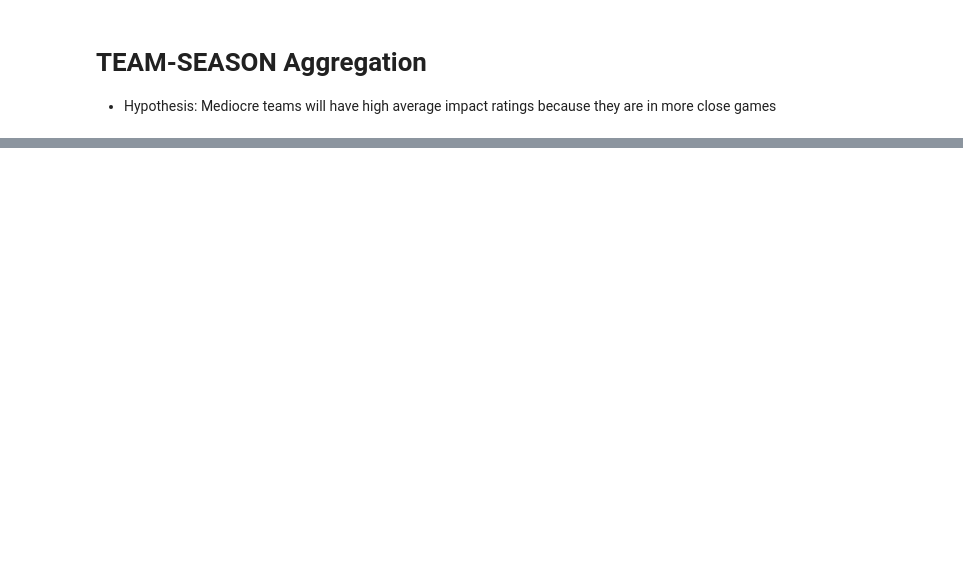
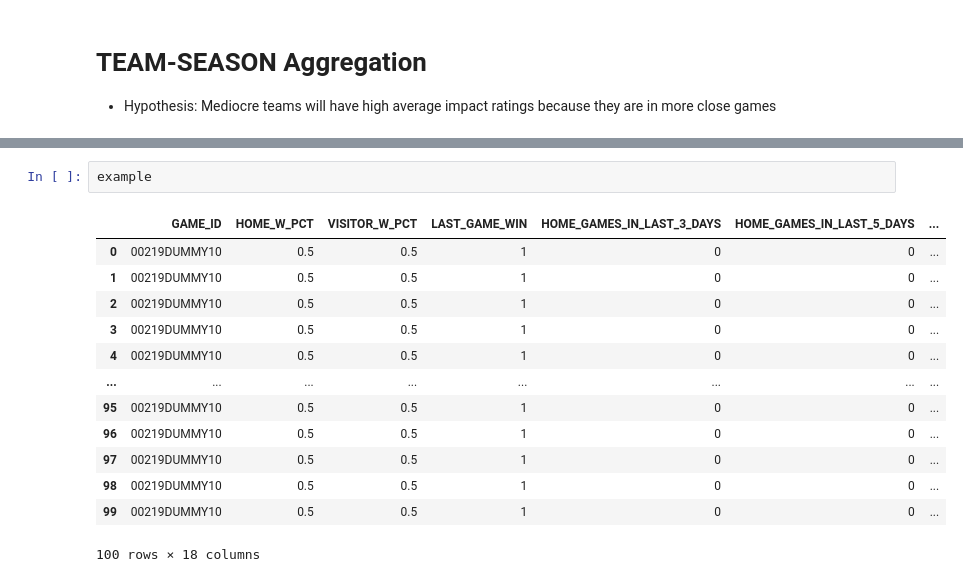
Before and after one commit to ak-gupta/nbaspa, a Jupyter notebook: docs/notebooks/SPA Ratings.ipynb, the cells around one changed output, grey strips where cells are left out. Saved outputs shown, nothing was run; the diff lists cells and outputs as text; blank space fills up the shorter version.

```diff
--- a/docs/notebooks/SPA Ratings.ipynb
+++ b/docs/notebooks/SPA Ratings.ipynb
@@ -211,0 +217,16 @@ with sns.axes_style(style="white", rc={"axes.facecolor": (0, 0, 0, 0)}):
+# %%
+example
+# %% [output]
+|  | GAME_ID | HOME_W_PCT | VISITOR_W_PCT | LAST_GAME_WIN | HOME_GAMES_IN_LAST_3_DAYS | HOME_GAMES_IN_LAST_5_DAYS | ... |
+| 0 | 00219DUMMY10 | 0.5 | 0.5 | 1 | 0 | 0 | ... |
+| 1 | 00219DUMMY10 | 0.5 | 0.5 | 1 | 0 | 0 | ... |
+| 2 | 00219DUMMY10 | 0.5 | 0.5 | 1 | 0 | 0 | ... |
+| 3 | 00219DUMMY10 | 0.5 | 0.5 | 1 | 0 | 0 | ... |
+| 4 | 00219DUMMY10 | 0.5 | 0.5 | 1 | 0 | 0 | ... |
+| ... | ... | ... | ... | ... | ... | ... | ... |
+| 95 | 00219DUMMY10 | 0.5 | 0.5 | 1 | 0 | 0 | ... |
+| 96 | 00219DUMMY10 | 0.5 | 0.5 | 1 | 0 | 0 | ... |
+| 97 | 00219DUMMY10 | 0.5 | 0.5 | 1 | 0 | 0 | ... |
+| 98 | 00219DUMMY10 | 0.5 | 0.5 | 1 | 0 | 0 | ... |
+| 99 | 00219DUMMY10 | 0.5 | 0.5 | 1 | 0 | 0 | ... |
+100 rows × 18 columns
```
Also changed, not shown: parts of 20 cells of this notebook, 1 other file.
